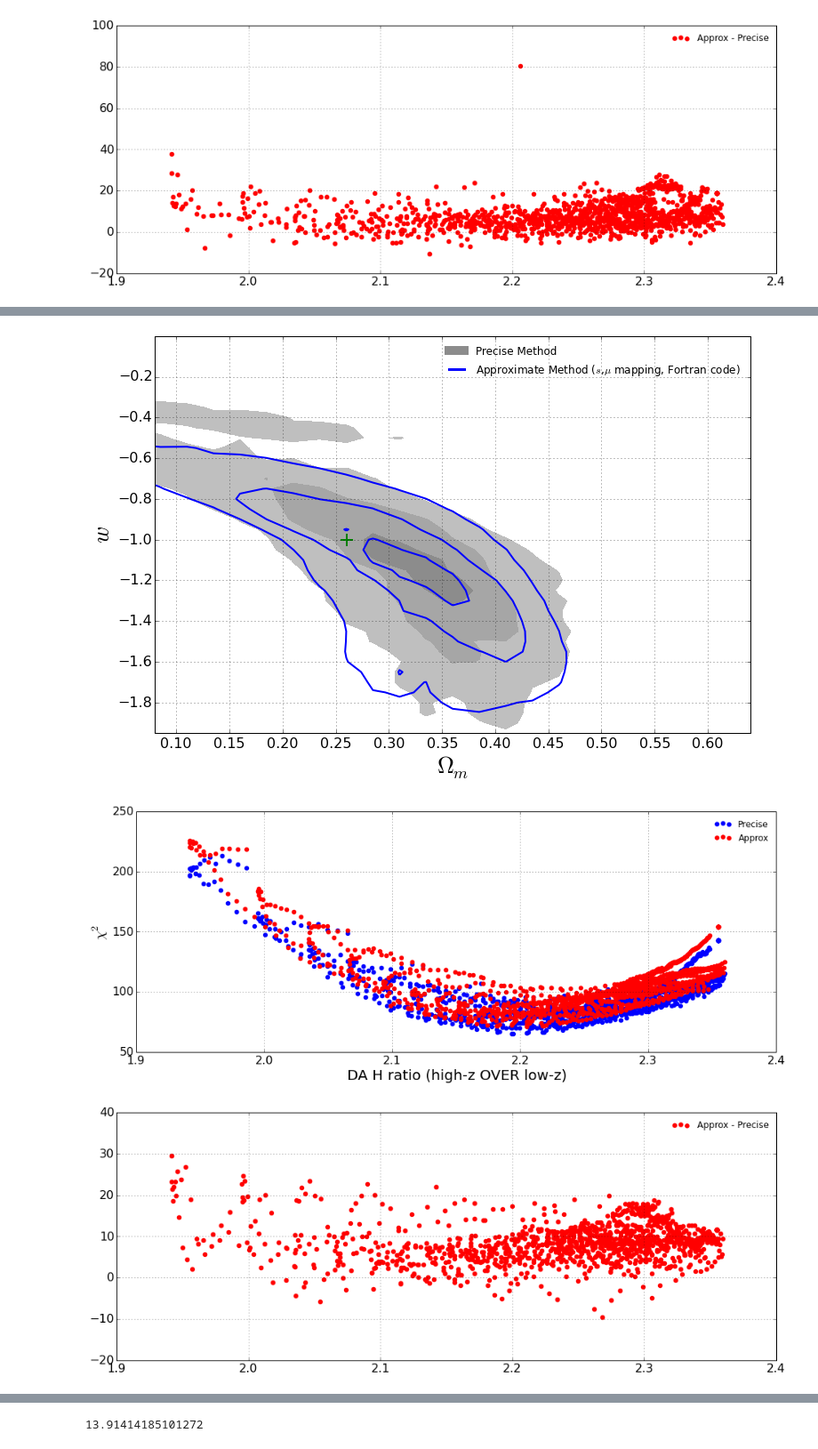
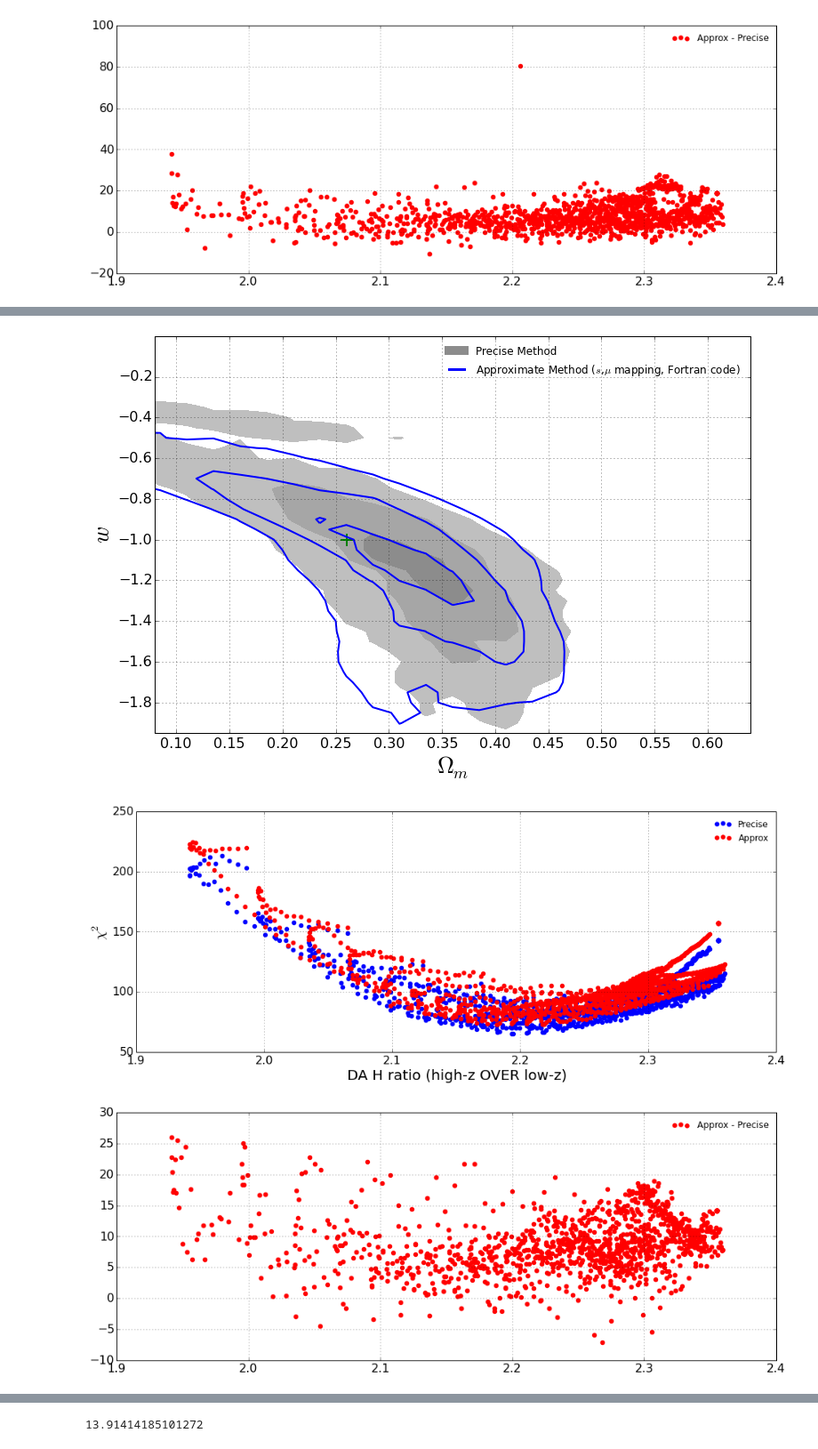
Before and after one commit to xiaodongli1986/2PCF_AP, a Jupyter notebook: 3.Comparing_Precise_Approx.ipynb, the cells around one changed output, grey strips where cells are left out. Shown at 89% size. Cells and saved outputs as stored; diff of their text form; code cells hidden in the pictures.

```diff
--- a/3.Comparing_Precise_Approx.ipynb
+++ b/3.Comparing_Precise_Approx.ipynb
@@ -124,11 +123,16 @@ if True:
 [figure]
 [figure]
 # %%
-difflike_tab = {};
-for iw in range(len(Dense1subscan_wlist)):
-    for iom in range(len(Dense1subscan_omlist)):
-            om, w = Dense1subscan_omlist[iom], Dense1subscan_wlist[iw]
-            difflike_tab[omwstr(om,w)] = difflike[iw][iom]
-fig,ax=figax(); ax.grid()
-ax.contourf(Dense1subscan_omlist, Dense1subscan_wlist, [[abs(difflike_tab[omwstr(om,w)]) for om in Dense1subscan_omlist]
-    for w in Dense1subscan_wlist], levels=[0,10,30,50,100 ] )
+if False:
+    difflike_tab = {};
+    for iw in range(len(Dense1subscan_wlist)):
+        for iom in range(len(Dense1subscan_omlist)):
+                om, w = Dense1subscan_omlist[iom], Dense1subscan_wlist[iw]
+                difflike_tab[omwstr(om,w)] = difflike[iw][iom]
+    fig,ax=figax(); ax.grid()
+    ax.contourf(Dense1subscan_omlist, Dense1subscan_wlist, [[abs(difflike_tab[omwstr(om,w)]) for om in Dense1subscan_omlist]
+        for w in Dense1subscan_wlist], levels=[0,10,30,50,100 ] )
+    for row2 in range(len(Dense1subscan_omlist)):
+        for row1 in range(len(Dense1subscan_wlist)):
+            print Dense1subscan_omlist[row2],Dense1subscan_wlist[row1], '\t', difflike[row1][row2], '\t', \
+                difflike_tab[omwstr(Dense1subscan_omlist[row2],Dense1subscan_wlist[row1])]
@@ -354,10 +322,16 @@ if True:
                 #'./cov_chisqs/Dense1subscanPatchyV6CMocks_Mapping_170314Debug_int--xi.'+str(nummu)+'mu%.2f'%mumin+\
                 #'to1.00.s6.00to40.00.CovMock_2000_PatchyV6C_RSD.SMU_Mapping.DenseMapping.divided_pixel.txt'] for mumin in mumins] for nummu in nummuedges])
                 #baseline_om0.2600_w-1.0000_nbins750_mubins600.txt']
-                'polyfitdeg3.baseline_om0.2600_w-1.0000_nbins750_mubins600.txt']
                 #'baseline_om0.2600_w-1.0000_nbins1200_mubins960.txt']
                 #'polyfitdeg3.baseline_om0.2600_w-1.0000_nbins1200_mubins960.txt']
                 #'polyfitdeg3.baseline_om0.1100_w-2.0000_nbins750_mubins600.txt']
+                'polyfitdeg3.baseline_om0.3100_w-1.0000_nbins750_mubins600.txt']
+                #'polyfitdeg3.baseline_om0.1100_w-2.0000_nbins750_mubins600.txt']
+                 for mumin in mumins] for nummu in nummuedges])
+    covmatrescale_nowfiles5 = sumlist([[ [Percival_covmat_scale(2000,nummu-1,2)[2],
+                './chisqs/Scan_170418.CovMock_2000__'+str(nummu-1)+'mubins.mumax%.2f'%(1-mumin)+'.CovMock_2000.s6.0to40.0.'+\
+                'polyfitdeg3.baseline_om0.2600_w-1.0000_nbins1200_mubins960.txt']
+                #'polyfitdeg3.baseline_om0.3100_w-1.0000_nbins750_mubins600.txt']
                  for mumin in mumins] for nummu in nummuedges])
 
     ### Fortran code, Single file
@@ -371,7 +345,7 @@ if True:
     fig, ax = figax(figxsize=12,figysize=8)
     fig1, ax1 = figax(16,6)
     fig2, ax2 = figax(16,6)
-    for nowfiles in [ covmatrescale_nowfiles1, covmatrescale_nowfiles4]:#, covmatrescale_nowfiles5]:#,covmatrescale_nowfiles4]:#,covmatrescale_nowfiles4]:#, covmatrescale_nowfiles3]:
+    for nowfiles in [ covmatrescale_nowfiles1, covmatrescale_nowfiles4+covmatrescale_nowfiles5]:#, covmatrescale_nowfiles5]:#,covmatrescale_nowfiles4]:#,covmatrescale_nowfiles4]:#, covmatrescale_nowfiles3]:
         #ax.set_title(separate_path_file(nowfile)[1])
         ifile = -1
         nowtab = {}
@@ -398,34 +372,34 @@ if True:
                          show_marg_rlt=False, sigs=[sig1,sig2,sig3], label=nowlab, plotformat=plotformat,)
 
         X = sumlist([[DA(om, w, 0.7, SixBinRedshift_NS[4])* Hz(om, w, 0.7, SixBinRedshift_NS[4]) / \
                 (DA(om, w, 0.7, SixBinRedshift_NS[0])* Hz(om, w, 0.7, SixBinRedshift_NS[0])) for om in Dense1subscan_omlist] \
                         for w in Dense1subscan_wlist])
         Y =  sumlist([[nowtab[omwstr(om,w)][1]/float(len(nowfiles))  for om in Dense1subscan_omlist] for w in Dense1subscan_wlist])
 
         if plotformat == 1:
                 ax1.scatter(X,Y, lw=2, linewidths=0, color='b', label='Precise')
                 nowlike0 = [[nowtab[omwstr(om,w)][1]/float(len(nowfiles)) for om in Dense1subscan_omlist] for w in Dense1subscan_wlist]
                 Y0 = [xx for xx in Y]
         else:
                 ax1.scatter(X,Y, lw=2, linewidths=0, color='r', label='Approx')
                 diffY = [Y[row]-Y0[row] for row in range(len(Y))]
                 difflike = [[nowtab[omwstr(om,w)][1]/float(len(nowfiles)) for om in Dense1subscan_omlist] for w in Dense1subscan_wlist]
                 for row2 in range(len(Dense1subscan_omlist)):
                     for row1 in range(len(Dense1subscan_wlist)):
                         difflike[row1][row2] = (difflike[row1][row2]-nowlike0[row1][row2])
                 ax2.scatter(X,diffY, lw=2, linewidths=0, color='r', label='Approx - Precise')
         plotformat += 2
     ax1.set_xlabel('DA H ratio (high-z OVER low-z)', fontsize=20)
     ax1.set_ylabel('$\\chi^2$', fontsize=20)
     ax.grid(); ax1.grid(); ax2.grid()
     ax.set_xlim(conommin, conommax); ax.set_ylim(conwmin, conwmax)
     ax.set_xlabel('$\\Omega_m$', fontsize=26); ax.set_ylabel('$w$', fontsize=26)
     ax.set_xticks(np.arange(0.10, conommax, 0.05)); ax.set_yticks(np.arange(-1.8, conwmax, 0.2))
     #ax.set_title('# of $\\mu$ bins = '+str(nummuedges))
     ax.legend(frameon=False,loc='best'); ax1.legend(frameon=False,loc='best'); ax2.legend(frameon=False,loc='best')
-    #fig.savefig('FortranCode_CompContour__polyfitdeg3.baseline_om0.2600_w-1.0000_nbins750_mubins600.png', format='png')
+    #fig.savefig('FortranCode_CompContour__polyfitdeg3.baseline_om0.3100_w-0.6000_nbins750_mubins600.png', format='png')
     plt.show()
 # %% [output]
-[figure, old version]
+[figure, new version]
-[figure, old version]
+[figure, new version]
-[figure, old version]
+[figure, new version]
```
Also changed, not shown: parts of 5 cells of this notebook, 8 other files.
